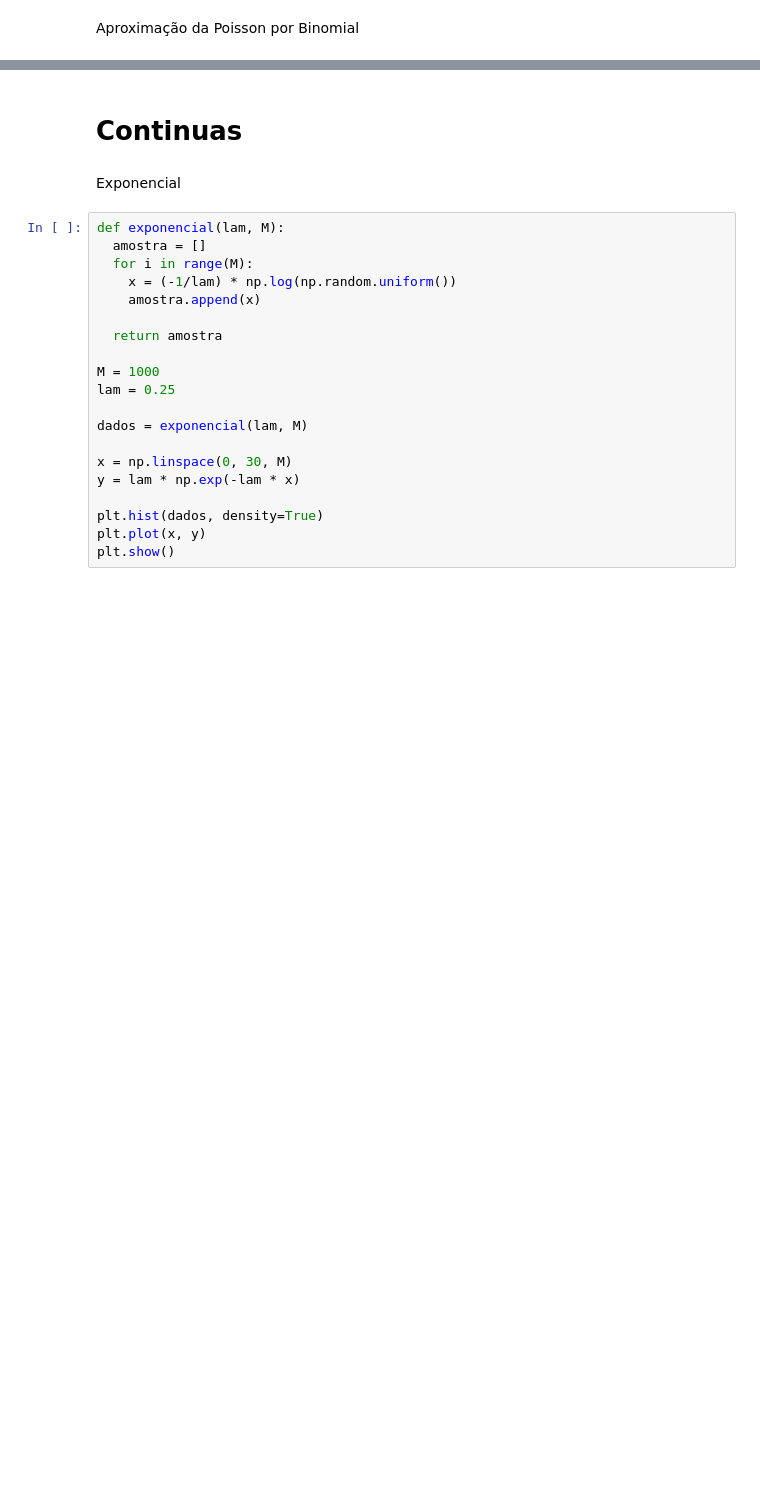
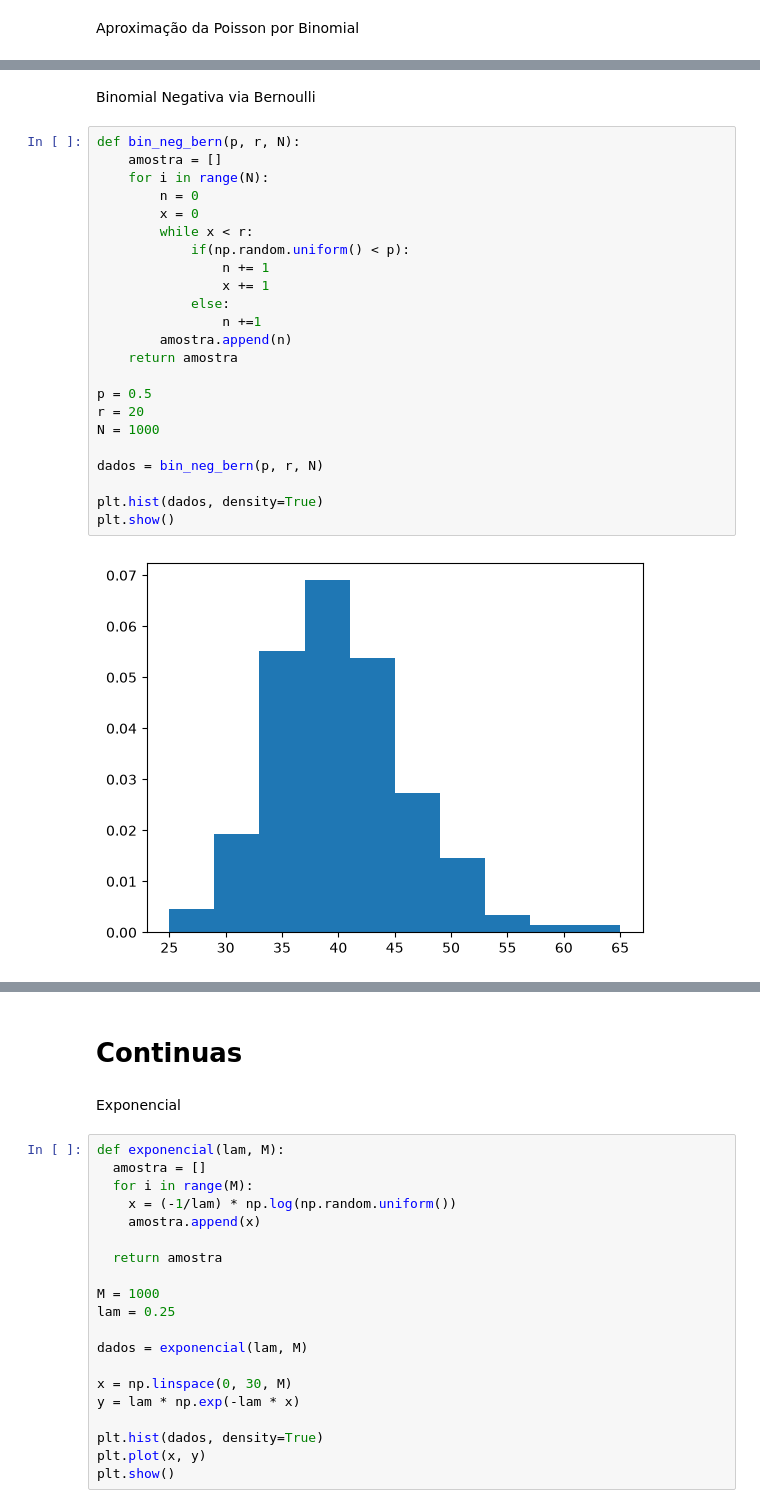
Before and after one commit to SilverPhone784/Prog-Estat, a Jupyter notebook: distribuicoes.ipynb, the cells around one changed output, grey strips where cells are left out. Cells and saved outputs as stored; diff of their text form; blank space fills up the shorter version.

```diff
--- a/distribuicoes.ipynb
+++ b/distribuicoes.ipynb
@@ -151,0 +154,27 @@ plt.show()
+# %% [markdown]
+Binomial Negativa via Bernoulli
+# %%
+def bin_neg_bern(p, r, N):
+    amostra = []
+    for i in range(N):
+        n = 0
+        x = 0
+        while x < r:
+            if(np.random.uniform() < p):
+                n += 1
+                x += 1
+            else:
+                n +=1
+        amostra.append(n)
+    return amostra
+
+p = 0.5
+r = 20
+N = 1000
+
+dados = bin_neg_bern(p, r, N)
+
+plt.hist(dados, density=True)
+plt.show()
+# %% [output]
+[figure, added]
```
Also changed, not shown: parts of 15 cells of this notebook.
